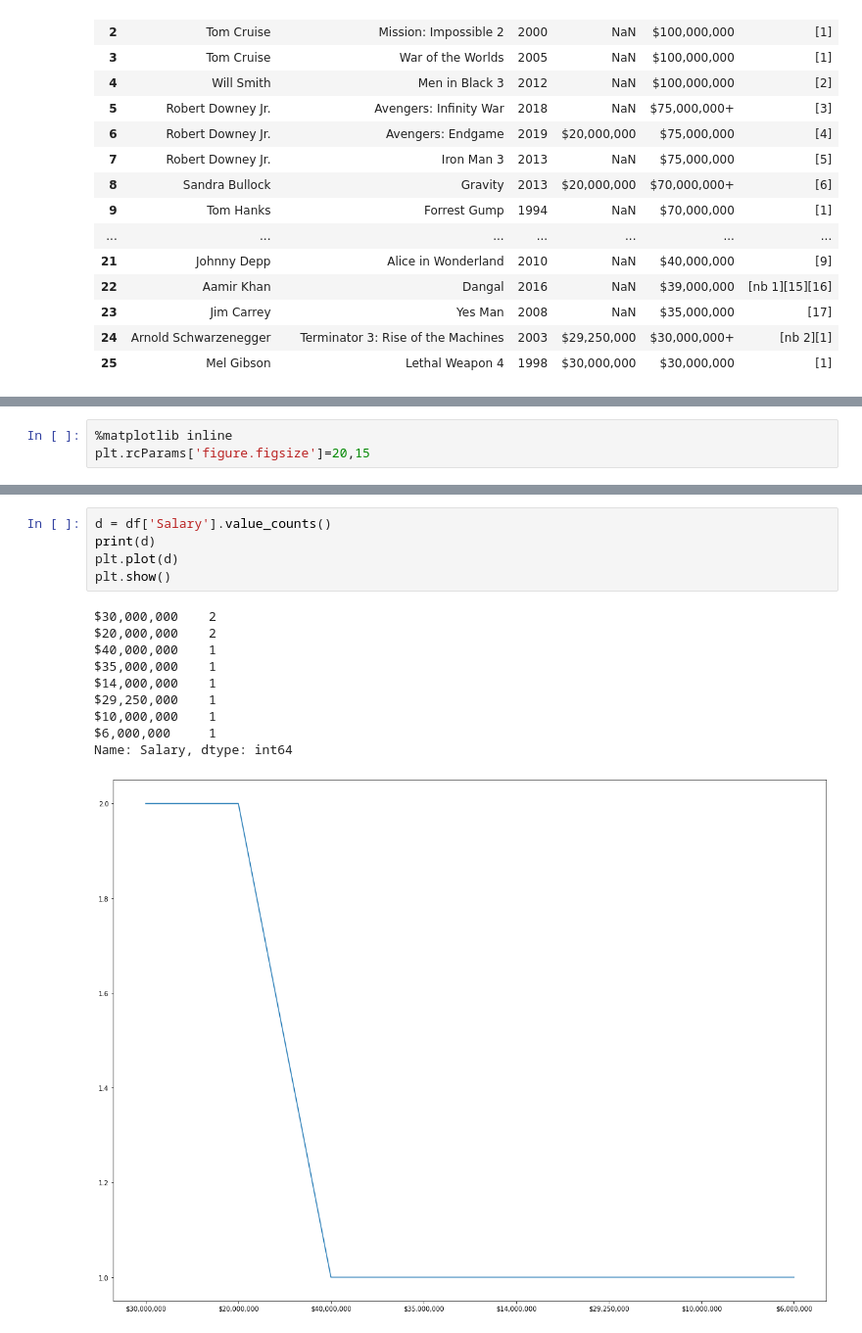
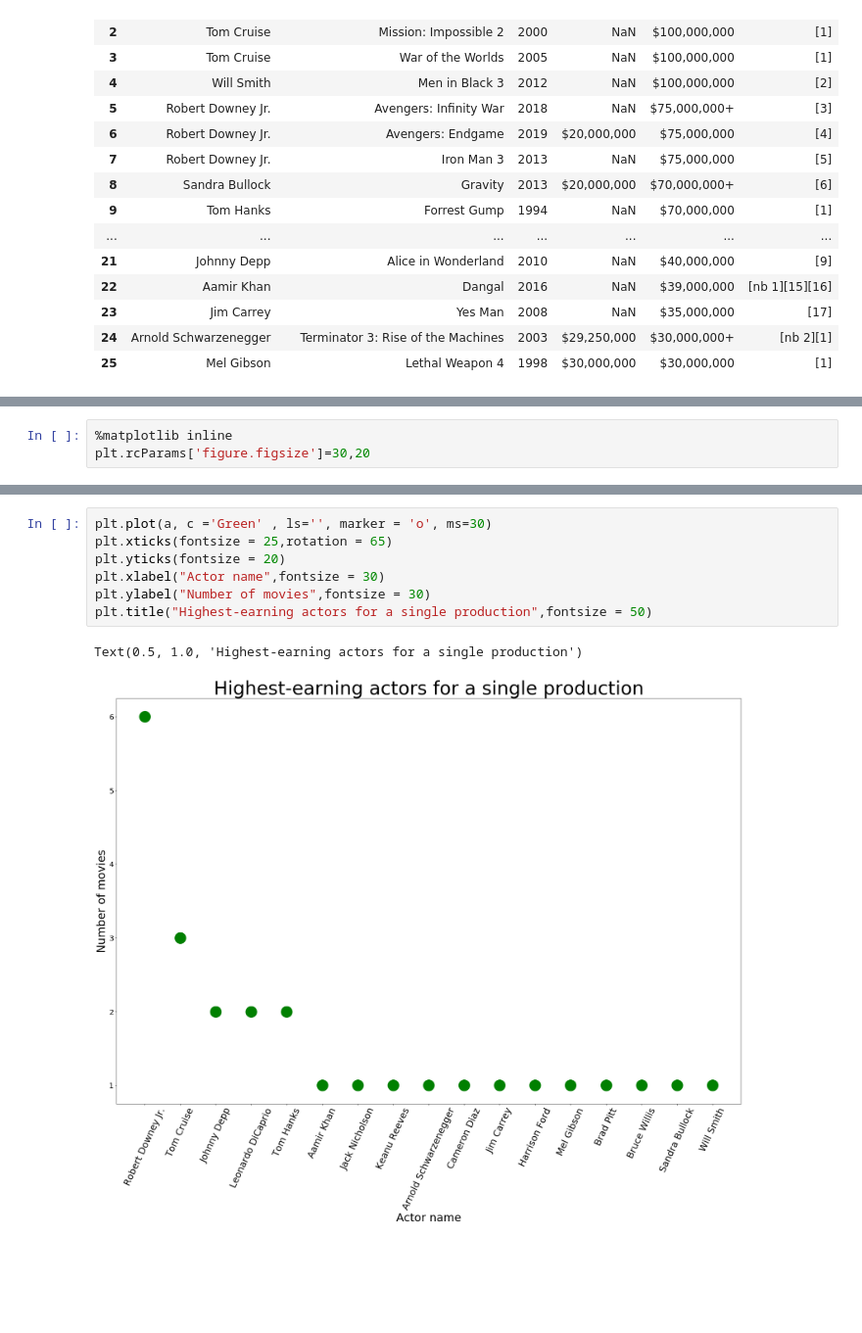
Before and after one commit to Thesavagecoder7784/Statistical-Data-Analysis-With-Pandas, a Jupyter notebook: Actor.ipynb, the cells around one changed output, grey strips where cells are left out. Shown at 98% size. Cells and saved outputs as stored; diff of their text form; blank space fills up the shorter version.

```diff
--- a/Actor.ipynb
+++ b/Actor.ipynb
@@ -50,4 +50,4 @@ Bruce Willis             1
 Name: Actor, dtype: int64
 # %%
 %matplotlib inline
-plt.rcParams['figure.figsize']=20,15
+plt.rcParams['figure.figsize']=30,20
@@ -108,16 +54,10 @@ Name: Total income, dtype: int64
-# %%
-d = df['Salary'].value_counts()
-print(d)
-plt.plot(d)
-plt.show()
-# %% [output]
-$30,000,000    2
-$20,000,000    2
-$40,000,000    1
-$35,000,000    1
-$14,000,000    1
-$29,250,000    1
-$10,000,000    1
-$6,000,000     1
-Name: Salary, dtype: int64
-[figure, removed]
+# %%
+plt.plot(a, c ='Green' , ls='', marker = 'o', ms=30)
+plt.xticks(fontsize = 25,rotation = 65)
+plt.yticks(fontsize = 20)
+plt.xlabel("Actor name",fontsize = 30)
+plt.ylabel("Number of movies",fontsize = 30)
+plt.title("Highest-earning actors for a single production",fontsize = 50)
+# %% [output]
+Text(0.5, 1.0, 'Highest-earning actors for a single production')
+[figure, added]
```
Also changed, not shown: parts of 6 cells of this notebook.
